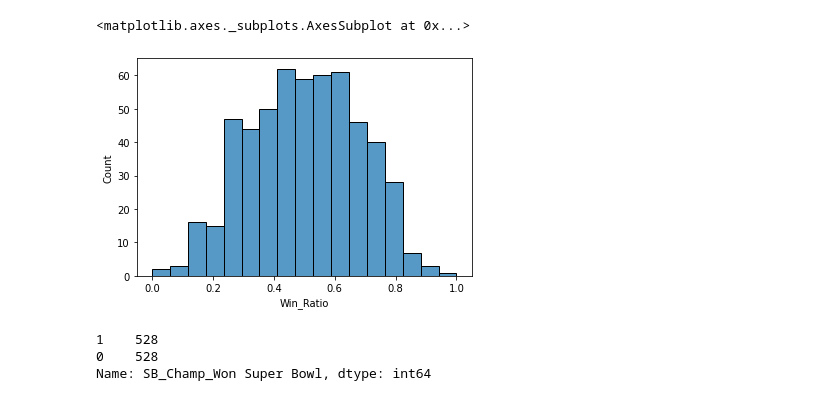
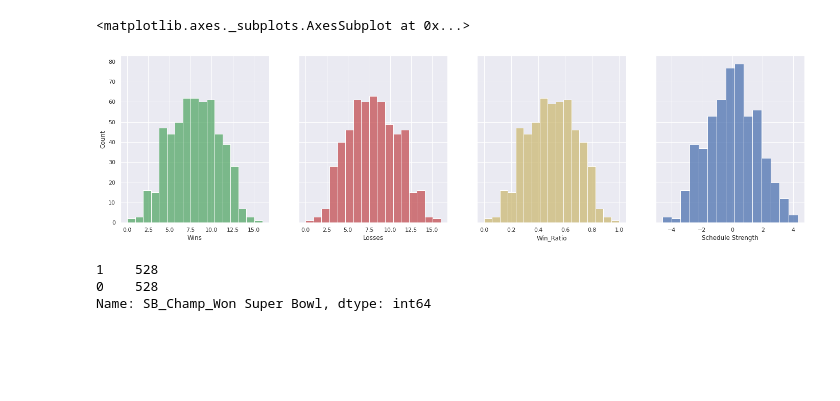
Before and after one commit to whege/SuperBowlWinFactors, a Jupyter notebook: nfl_sb_probs.ipynb, the cells around one changed output. Cells and saved outputs as stored; diff of their text form; code cells hidden in the pictures; blank space fills up the shorter version.

```diff
--- a/nfl_sb_probs.ipynb
+++ b/nfl_sb_probs.ipynb
@@ -27,5 +49,5 @@ data.head()
 # %%
 # Create dummies from postseason result column
-data = pd.get_dummies(data, columns=['SB_Champ'], drop_first=True)
+data = pd.get_dummies(data, columns=['Postseason'], drop_first=True)
 # Drop Lost SB column since this leaks info about the target column
-data.drop(columns='SB_Champ_Lost Super Bowl', inplace=True)
+data.drop(columns='Postseason_Lost Super Bowl', inplace=True)
@@ -44,8 +54,17 @@ sns.histplot(data['Losses'], color='r')
-# %%
-sns.histplot(data['Win_Ratio'])
-# %% [output]
-<matplotlib.axes._subplots.AxesSubplot at 0x...>
-[figure, removed]
+# %%
+from matplotlib import pyplot as plt
+import seaborn as sns
+sns.set()
+
+fig, axes = plt.subplots(1,4, figsize=(24,6), sharey=True)
+
+sns.histplot(data['Wins'], color='g', ax=axes[0])
+sns.histplot(data['Losses'], color='r', ax=axes[1])
+sns.histplot(data['Win_Ratio'], color='y', ax=axes[2])
+sns.histplot(data['Schedule Strength'], ax=axes[3])
+# %% [output]
+<matplotlib.axes._subplots.AxesSubplot at 0x...>
+[figure, added]
 # %%
 from sklearn.utils import resample
 
```
Also changed, not shown: parts of 6 cells of this notebook.
